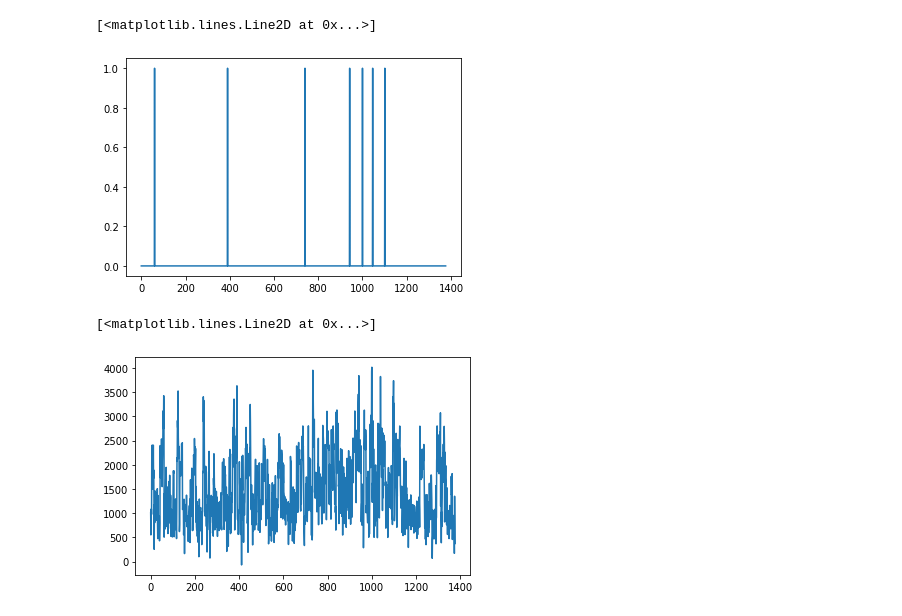
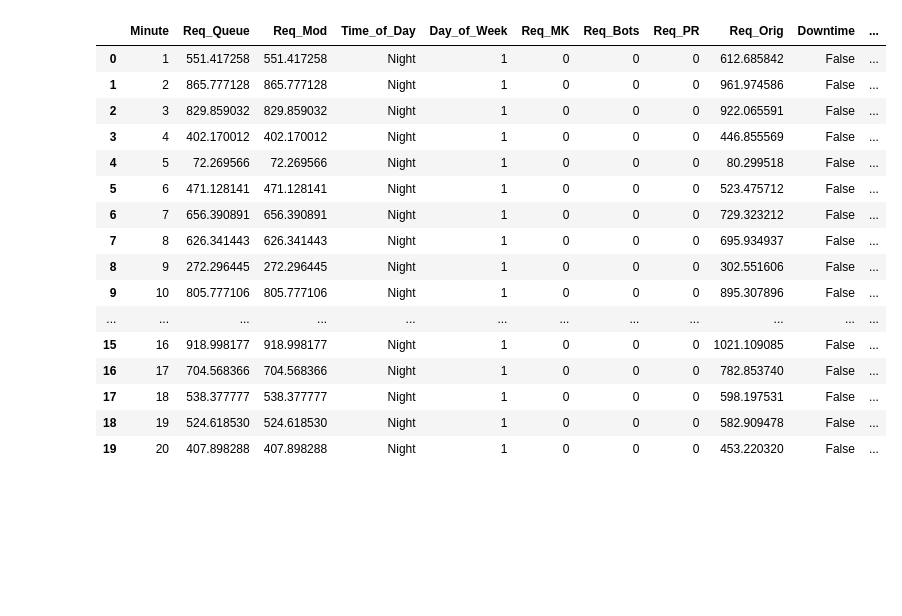
Before and after one commit to mattlucich/Data-604-Final-Project, a Jupyter notebook: Server-Load-Simulation.ipynb, the cells around one changed output. Drawn from its saved outputs; the diff is of its cells as text; code cells hidden in the pictures; blank space fills up the shorter version.

```diff
--- a/Server-Load-Simulation.ipynb
+++ b/Server-Load-Simulation.ipynb
@@ -183,0 +30,22 @@ def server_sim(sim_min, queue_cap, requests_per_min, rpm_sd, reqs_resp_per_min,
+# %%
+RANDOM_SEED = 212
+
+SIMULATION_MIN = 1440 * 7 # Length of simulation
+QUEUE_CAP = 10000 # Queue capacity, if exceeded an outage occurs
+REQS_PER_MIN = 700 # Baseline requests per minute we expect
+RPM_SD = 300 # Standard deviation for requests per minute
+REQS_RESP_PER_MIN = 2000 # Baseline requests the server can respond to per minute
+RRPM_SD = 400 # Standard deviation for requests per minute
+DOWNTIME_MIN = 10 # Downtime minutes when outage occurs
+
+MK_START = 0 # Start of marketing campaign (zero is equivalent to midnight Monday)
+MK_END = 4320 # Start of marketing campaign (zero is equivalent to 11:59 Friday)
+MK_REQS_NUM = 100 # Avg. requests per minute from marketing campaign
+
+BOT_PROB = 0.05 # Probability of bot attack
+BOT_REQS_NUM = 800 # Requests per minute from bot attack
+BOT_EFFECT_MIN = 5 # Length of bot attack in minutes
+
+PR_PROB = 0.02 # Probability of press
+PR_REQS_NUM = 1200 # Requests per minute from press
+PR_EFFECT_MIN = 10 # Length of bot attack in minutes
@@ -229,10 +263,0 @@ plt.plot(df_sim['Req_Queue'])
-# %%
-plt.plot(df_sim['Downtime'])
-# %% [output]
-[<matplotlib.lines.Line2D at 0x...>]
-[figure, removed]
-# %%
-plt.plot(df_sim['Req_Mod'])
-# %% [output]
-[<matplotlib.lines.Line2D at 0x...>]
-[figure, removed]
@@ -261,0 +264,21 @@ plt.plot(df_sim['Req_Mod'])
+# %%
+# Preview the beginning of the simulation
+df_sim.head(20)
+# %% [output]
+|  | Minute | Req_Queue | Req_Mod | Time_of_Day | Day_of_Week | Req_MK | Req_Bots | Req_PR | Req_Orig | Downtime | ... |
+| 0 | 1 | 551.417258 | 551.417258 | Night | 1 | 0 | 0 | 0 | 612.685842 | False | ... |
+| 1 | 2 | 865.777128 | 865.777128 | Night | 1 | 0 | 0 | 0 | 961.974586 | False | ... |
+| 2 | 3 | 829.859032 | 829.859032 | Night | 1 | 0 | 0 | 0 | 922.065591 | False | ... |
+| 3 | 4 | 402.170012 | 402.170012 | Night | 1 | 0 | 0 | 0 | 446.855569 | False | ... |
+| 4 | 5 | 72.269566 | 72.269566 | Night | 1 | 0 | 0 | 0 | 80.299518 | False | ... |
+| 5 | 6 | 471.128141 | 471.128141 | Night | 1 | 0 | 0 | 0 | 523.475712 | False | ... |
+| 6 | 7 | 656.390891 | 656.390891 | Night | 1 | 0 | 0 | 0 | 729.323212 | False | ... |
+| 7 | 8 | 626.341443 | 626.341443 | Night | 1 | 0 | 0 | 0 | 695.934937 | False | ... |
+| 8 | 9 | 272.296445 | 272.296445 | Night | 1 | 0 | 0 | 0 | 302.551606 | False | ... |
+| 9 | 10 | 805.777106 | 805.777106 | Night | 1 | 0 | 0 | 0 | 895.307896 | False | ... |
+| ... | ... | ... | ... | ... | ... | ... | ... | ... | ... | ... | ... |
+| 15 | 16 | 918.998177 | 918.998177 | Night | 1 | 0 | 0 | 0 | 1021.109085 | False | ... |
+| 16 | 17 | 704.568366 | 704.568366 | Night | 1 | 0 | 0 | 0 | 782.853740 | False | ... |
+| 17 | 18 | 538.377777 | 538.377777 | Night | 1 | 0 | 0 | 0 | 598.197531 | False | ... |
+| 18 | 19 | 524.618530 | 524.618530 | Night | 1 | 0 | 0 | 0 | 582.909478 | False | ... |
+| 19 | 20 | 407.898288 | 407.898288 | Night | 1 | 0 | 0 | 0 | 453.220320 | False | ... |
```
Also changed, not shown: parts of 15 cells of this notebook.
